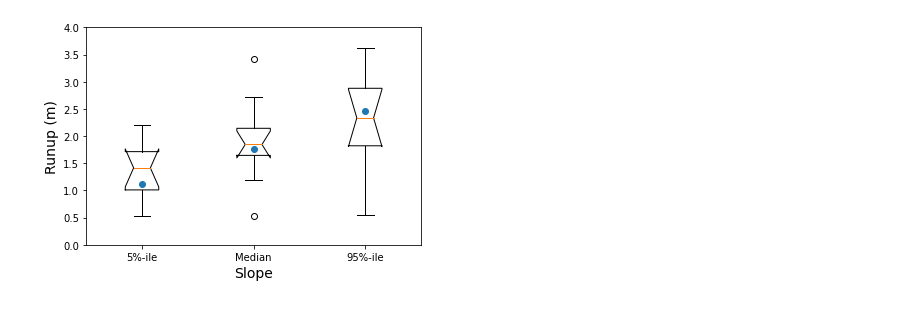
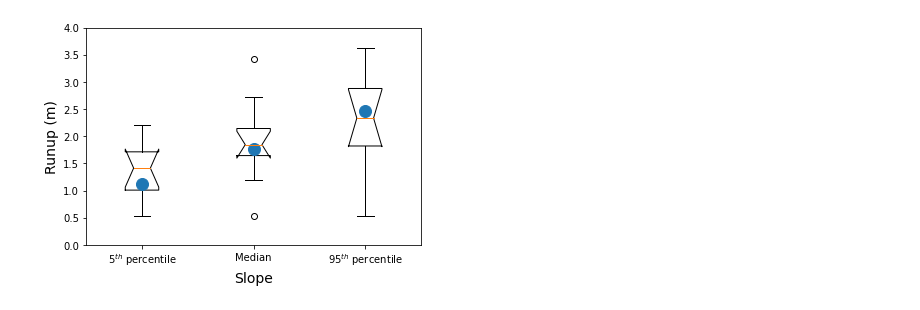
Before and after one commit to csherwood-usgs/runup, a Jupyter notebook: hom_sensitivity.ipynb, the cells around one changed output. Cells and saved outputs as stored; diff of their text form; code cells hidden in the pictures.

```diff
--- a/hom_sensitivity.ipynb
+++ b/hom_sensitivity.ipynb
@@ -13,25 +13,26 @@ Bf = [.052, .103, .153]
 # %%
 # Variation due to slopes
 R2_slopes = np.empty((len(func_list),3))
 R2_S06 = np.empty((3))
 for j, sl in enumerate( Bf ):
     R2_S06[j]=S06(Hs, calc_L0(Tp),sl)
     for i, item in enumerate( func_list):
         cmd = "R2_slopes[i][j]={}({}, {}, {})".format(item, Hs, calc_L0(Tp), sl)
         # print(cmd)
         exec(cmd)
 
 #plt.title('95th percentile H_s and T_p')
 plt.boxplot(R2_slopes, notch=True)
 plt.ylim([0, 4.])
-plt.plot([1,2,3],R2_S06,'o') # Stockdon
+plt.plot([1,2,3],R2_S06,'o',markersize=12) # Stockdon
 plt.ylabel('Runup (m)', fontsize=14)
 
-plt.xticks([1,2,3], ['5%-ile','Median','95%-ile'])
+plt.xticks([1,2,3], [r'5$^{th}$ percentile','Median',r'95$^{th}$ percentile'])
 plt.xlabel('Slope',fontsize=14)
+plt.savefig(drv+'crs/proj/2022_Runup/HoM_ten_equations_boxplot.png', dpi=200)
 plt.savefig(drv+'crs/proj/2022_Runup/HoM_ten_equations_boxplot.svg', dpi=200)
 # %% [output]
-[figure, old version]
+[figure, new version]
 # %%
 print("95 low")
 stat_summary(R2_slopes[:,0], iprint=True)
```
Also changed, not shown: parts of 1 cell of this notebook, 3 other files.
